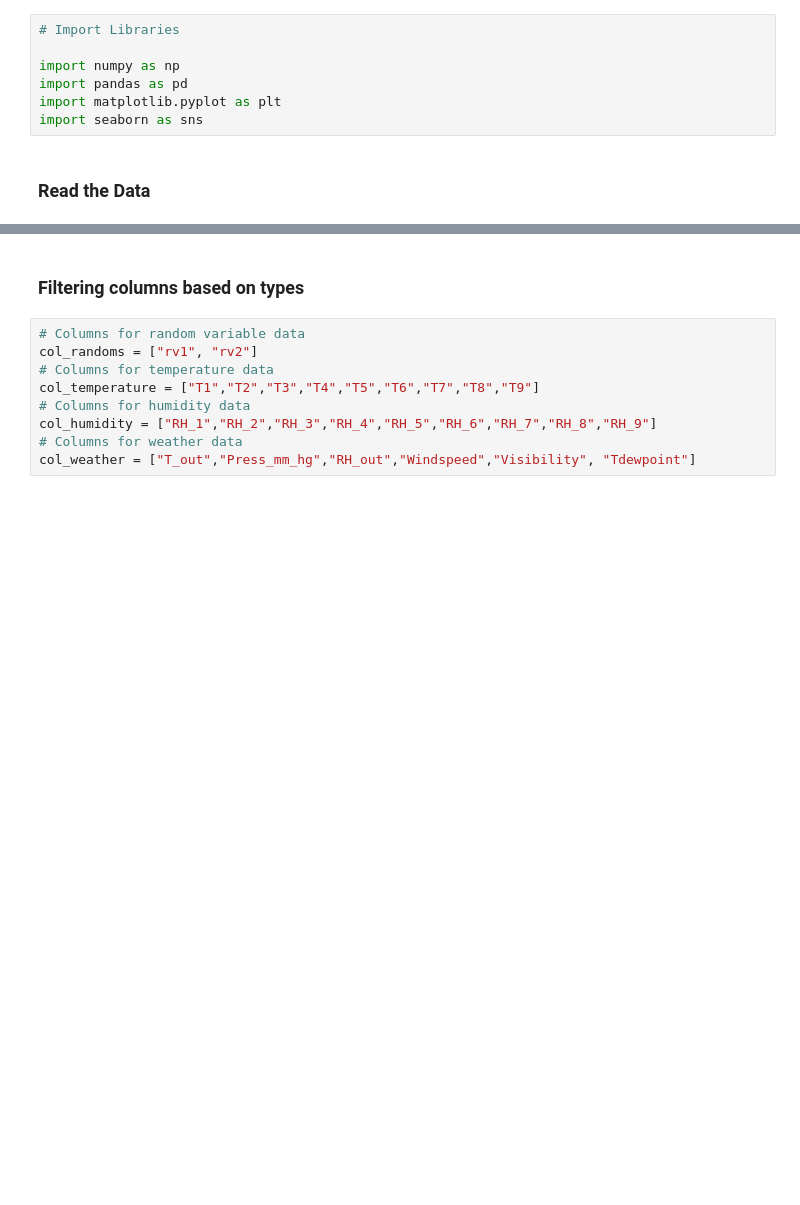
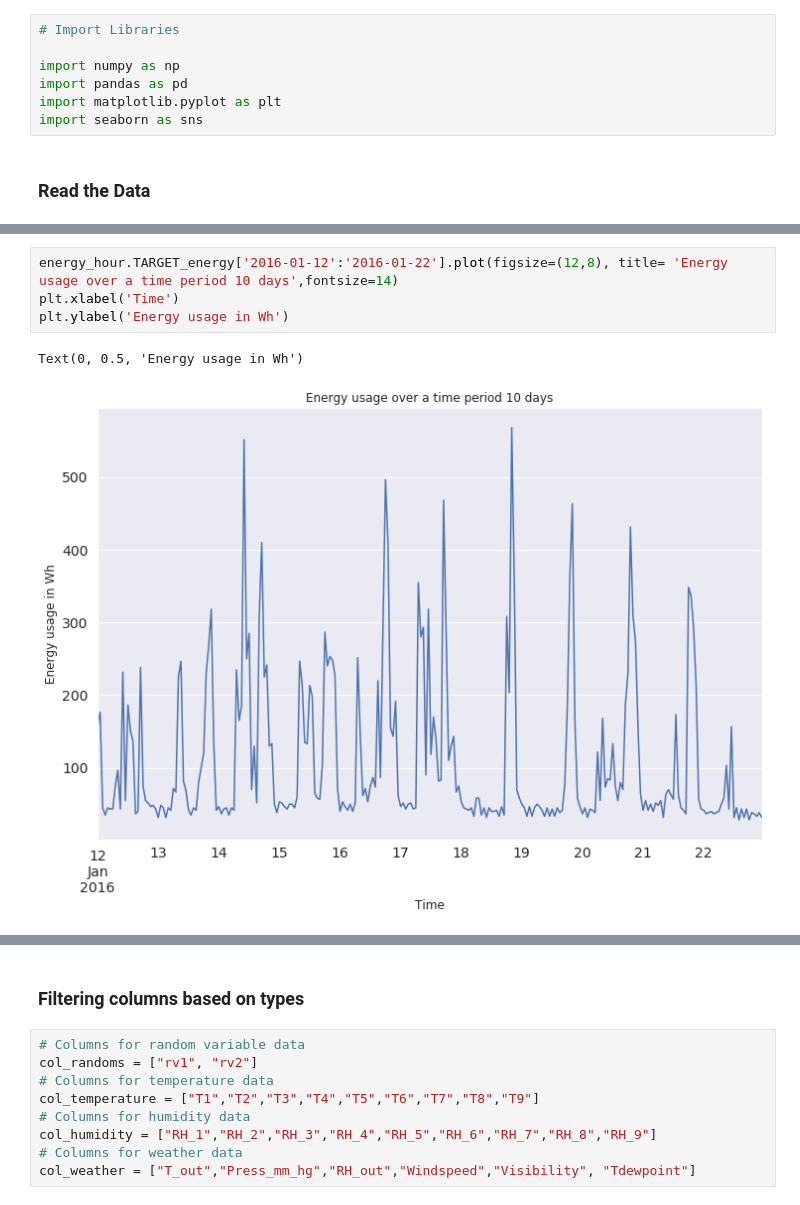
Before and after one commit to nchand/predict-energy-use, a Jupyter notebook: energy-use.ipynb, the cells around one changed output, grey strips where cells are left out. Drawn from its saved outputs; the diff is of its cells as text; blank space fills up the shorter version.

```diff
--- a/energy-use.ipynb
+++ b/energy-use.ipynb
@@ -69,0 +143,7 @@ dtype: int64
+# %%
+energy_hour.TARGET_energy['2016-01-12':'2016-01-22'].plot(figsize=(12,8), title= 'Energy usage over a time period 10 days',fontsize=14)
+plt.xlabel('Time')
+plt.ylabel('Energy usage in Wh')
+# %% [output]
+Text(0, 0.5, 'Energy usage in Wh')
+[figure, added]
```
Also changed, not shown: parts of 62 cells of this notebook.
